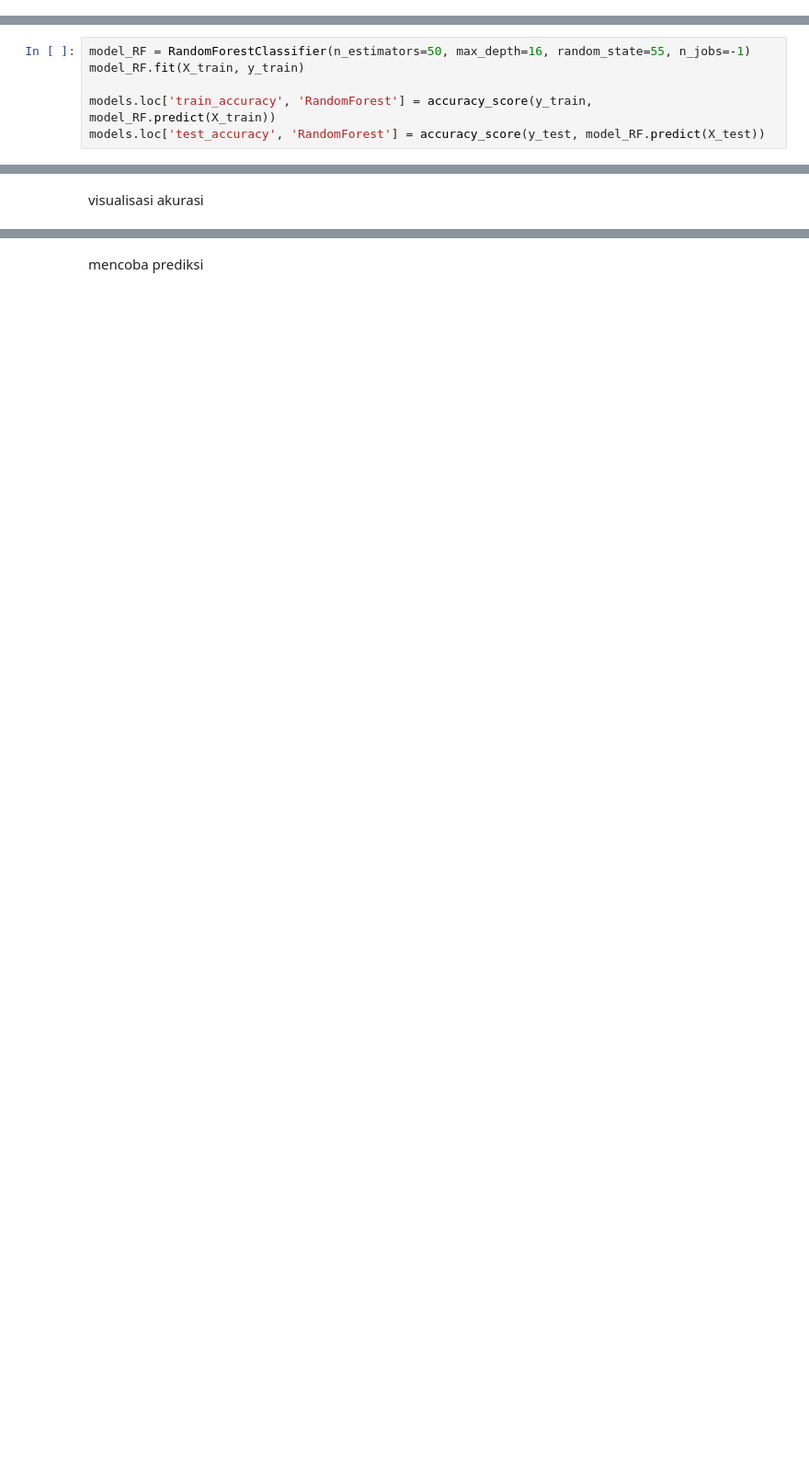
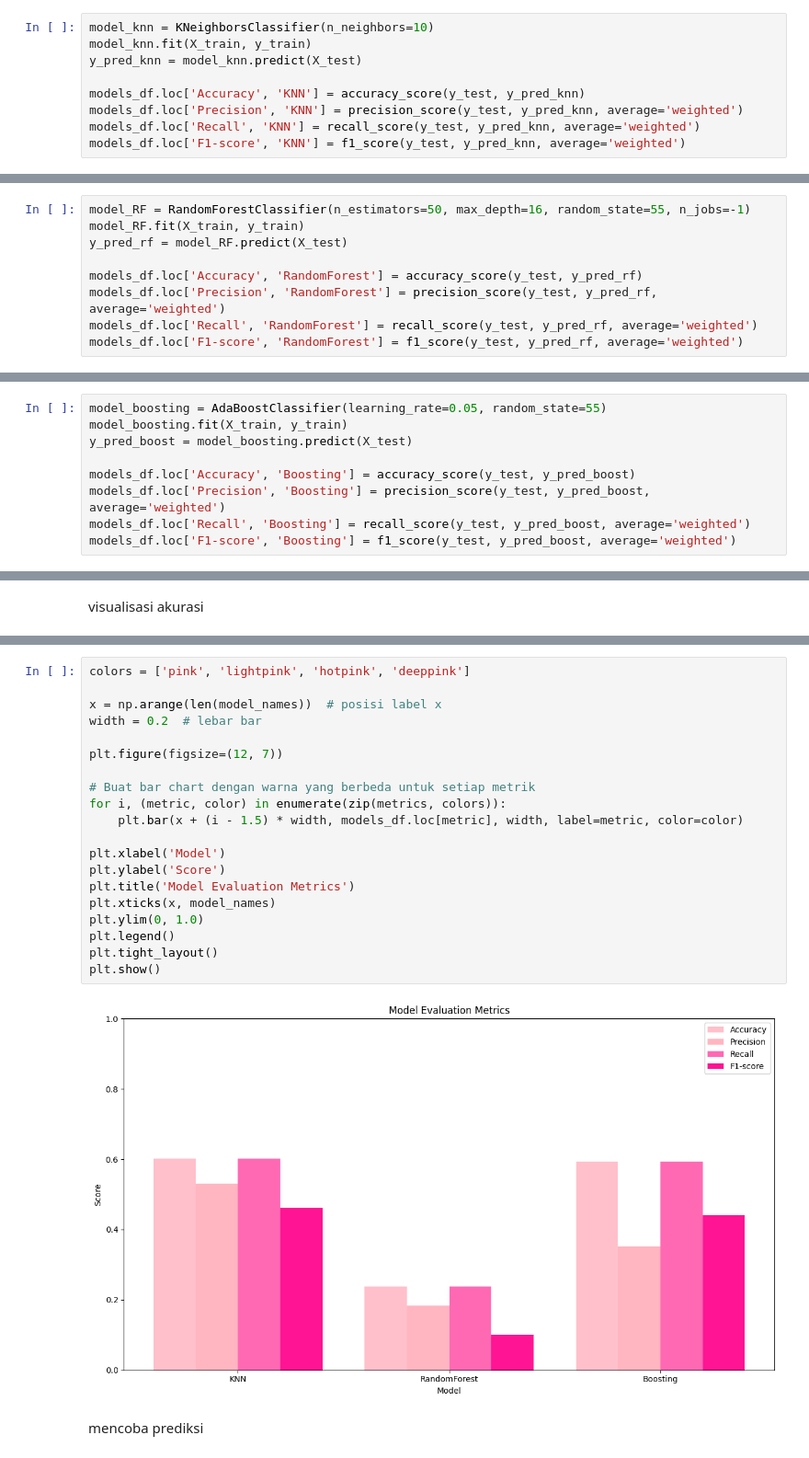
Before and after one commit to LarasSetyadita/Project-Pertama-Machine-Learning-Terapan-Predictive-Analytics, a Jupyter notebook: Predictive_analytics.ipynb, the cells around one changed output, grey strips where cells are left out. Shown at 92% size. Drawn from its saved outputs; the diff is of its cells as text; blank space fills up the shorter version.

Commit message:
memperbarui model

```diff
--- a/Predictive_analytics.ipynb
+++ b/Predictive_analytics.ipynb
@@ -493,3 +463,12 @@ models.loc['test_accuracy', 'KNN'] = accuracy_score(y_test, model_knn.predict(X_
+# %%
+model_knn = KNeighborsClassifier(n_neighbors=10)
+model_knn.fit(X_train, y_train)
+y_pred_knn = model_knn.predict(X_test)
+
+models_df.loc['Accuracy', 'KNN'] = accuracy_score(y_test, y_pred_knn)
+models_df.loc['Precision', 'KNN'] = precision_score(y_test, y_pred_knn, average='weighted')
+models_df.loc['Recall', 'KNN'] = recall_score(y_test, y_pred_knn, average='weighted')
+models_df.loc['F1-score', 'KNN'] = f1_score(y_test, y_pred_knn, average='weighted')
 # %% [markdown]
 ### Random Forest
 # %% [markdown]
@@ -497,9 +476,12 @@ membangun model random forest
 # %%
 model_RF = RandomForestClassifier(n_estimators=50, max_depth=16, random_state=55, n_jobs=-1)
 model_RF.fit(X_train, y_train)
+y_pred_rf = model_RF.predict(X_test)
 
-models.loc['train_accuracy', 'RandomForest'] = accuracy_score(y_train, model_RF.predict(X_train))
-models.loc['test_accuracy', 'RandomForest'] = accuracy_score(y_test, model_RF.predict(X_test))
+models_df.loc['Accuracy', 'RandomForest'] = accuracy_score(y_test, y_pred_rf)
+models_df.loc['Precision', 'RandomForest'] = precision_score(y_test, y_pred_rf, average='weighted')
+models_df.loc['Recall', 'RandomForest'] = recall_score(y_test, y_pred_rf, average='weighted')
+models_df.loc['F1-score', 'RandomForest'] = f1_score(y_test, y_pred_rf, average='weighted')
 # %% [markdown]
 ### Bosting Algorithm
 # %% [markdown]
@@ -521,3 +489,12 @@ models.loc['test_accuracy', 'Boosting'] = accuracy_score(y_test, model_boosting.
+# %%
+model_boosting = AdaBoostClassifier(learning_rate=0.05, random_state=55)
+model_boosting.fit(X_train, y_train)
+y_pred_boost = model_boosting.predict(X_test)
+
+models_df.loc['Accuracy', 'Boosting'] = accuracy_score(y_test, y_pred_boost)
+models_df.loc['Precision', 'Boosting'] = precision_score(y_test, y_pred_boost, average='weighted')
+models_df.loc['Recall', 'Boosting'] = recall_score(y_test, y_pred_boost, average='weighted')
+models_df.loc['F1-score', 'Boosting'] = f1_score(y_test, y_pred_boost, average='weighted')
 # %% [markdown]
 ## Evaluasi
 # %% [markdown]
@@ -592,3 +512,25 @@ plt.show()
+# %%
+colors = ['pink', 'lightpink', 'hotpink', 'deeppink']
+
+x = np.arange(len(model_names))  # posisi label x
+width = 0.2  # lebar bar
+
+plt.figure(figsize=(12, 7))
+
+# Buat bar chart dengan warna yang berbeda untuk setiap metrik
+for i, (metric, color) in enumerate(zip(metrics, colors)):
+    plt.bar(x + (i - 1.5) * width, models_df.loc[metric], width, label=metric, color=color)
+
+plt.xlabel('Model')
+plt.ylabel('Score')
+plt.title('Model Evaluation Metrics')
+plt.xticks(x, model_names)
+plt.ylim(0, 1.0)
+plt.legend()
+plt.tight_layout()
+plt.show()
+# %% [output]
+[figure, added]
 # %% [markdown]
 mencoba prediksi
 # %%
```
Also changed, not shown: parts of 25 cells of this notebook, 4 other files.
